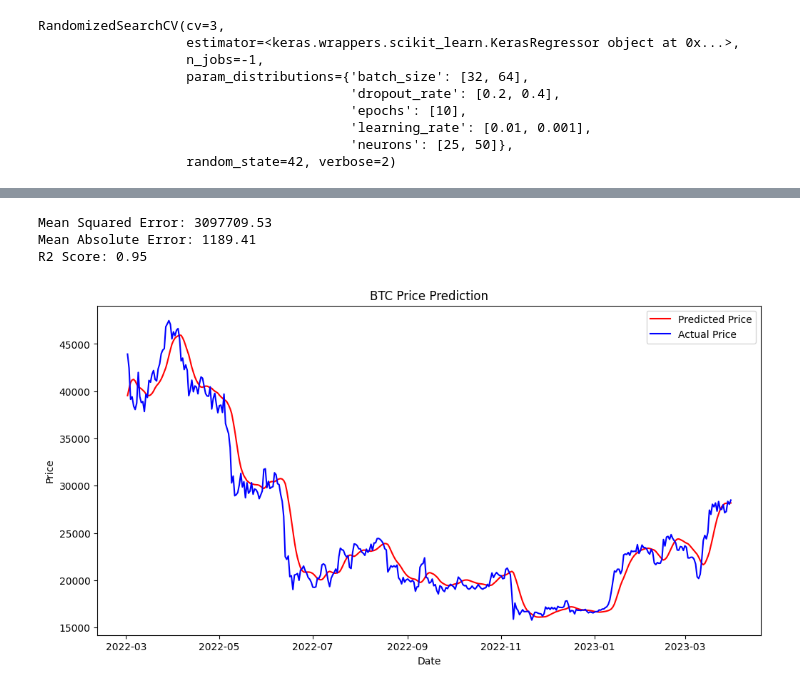
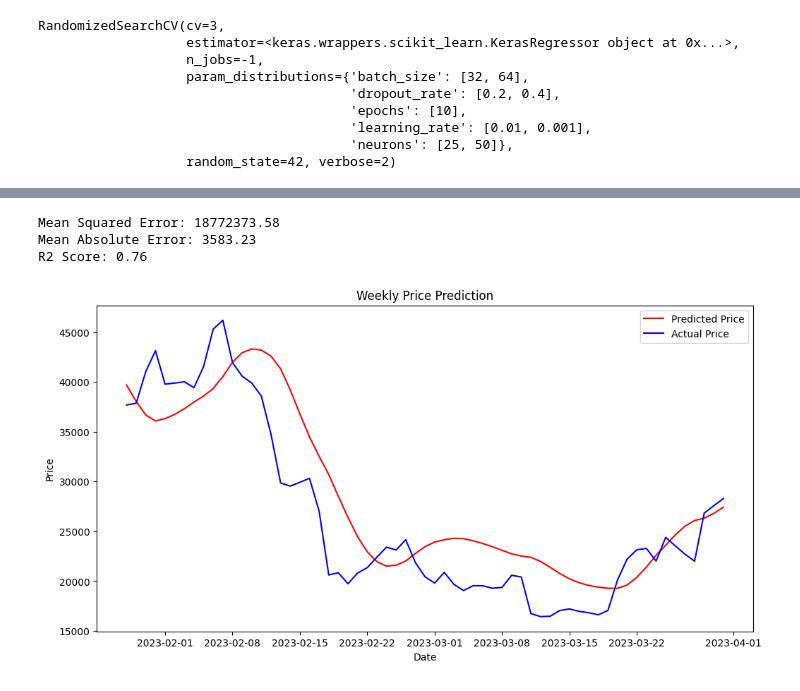
Before and after one commit to Bane-24/Bitcoin-Price-Forecasting, a Jupyter notebook: Week_Forecast.ipynb, the cells around one changed output, grey strips where cells are left out. Cells and saved outputs as stored; diff of their text form; code cells hidden in the pictures.

Commit message:
Forecasted for 5 weeks

```diff
--- a/Week_Forecast.ipynb
+++ b/Week_Forecast.ipynb
@@ -152,15 +131,16 @@ y_train, y_test = y_data[:train_size], y_data[train_size:]
 # %%
-# Weekly Prediction
 # Split into train and test sets
 # Set the train_date index
-train_week_index = 470
-n_past_week = 20
+train_week_index = 420
+n_past_week = 40
 n_future = 1
+feature_columns = ["Close", "stock_price"]
+target_column = "Close"
 x_data2, y_data2 = prepare_data(weekly_avg, feature_columns, target_column, n_past_week, n_future)
 
 
 # Calculate the train_size based on the index
-train_size_week = train_week_index - n_past
+train_size_week = train_week_index - n_past_week
 
 x_train2, x_test2 = x_data2[:train_size_week], x_data2[train_size_week:]
 y_train2, y_test2 = y_data2[:train_size_week], y_data2[train_size_week:]
@@ -182,7 +162,7 @@ import tensorflow as tf
 
 def create_model(learning_rate=0.001, dropout_rate=0.2, neurons=50):
   model = Sequential()
-  model.add(LSTM(neurons, activation="tanh", input_shape=(n_past, len(feature_columns)), return_sequences=True))
+  model.add(LSTM(neurons, activation="tanh", input_shape=(n_past_week, len(feature_columns)), return_sequences=True))
   model.add(Dropout(dropout_rate))
   model.add(LSTM(neurons, activation="tanh", return_sequences=False))
   model.add(Dropout(dropout_rate))
@@ -202,7 +182,7 @@ param_dist = {
 }
 
 random_search = RandomizedSearchCV(estimator=model, param_distributions=param_dist, n_iter=10, cv=3, verbose=2, random_state=42, n_jobs=-1)
-random_search.fit(x_train, y_train)
+random_search.fit(x_train2, y_train2)
 # %% [output]
 Fitting 3 folds for each of 10 candidates, totalling 30 fits
 WARNING:absl:`lr` is deprecated in Keras optimizer, please use `learning_rate` or use the legacy optimizer, e.g.,tf.keras.optimizers.legacy.Adam.
@@ -218,6 +198,6 @@ RandomizedSearchCV(cv=3,
 # %%
 # Training the model
 best_model = random_search.best_estimator_.model
-best_model.fit(x_train, y_train, epochs=random_search.best_params_['epochs'], batch_size=random_search.best_params_['batch_size'])
+best_model.fit(x_train2, y_train2, epochs=random_search.best_params_['epochs'], batch_size=random_search.best_params_['batch_size'])
 # %% [output]
 Epoch 1/10
@@ -243,5 +223,5 @@ Epoch 10/10
 <keras.callbacks.History at 0x...>
 # %%
 # Make predictions
-y_pred = best_model.predict(x_test)
+y_pred = best_model.predict(x_test2)
 # %% [output]
@@ -249,28 +229,28 @@ y_pred = best_model.predict(x_test)
 # %%
 # Invert the scaling for predictions
 from sklearn.metrics import mean_squared_error, mean_absolute_error, r2_score
 y_pred_actual = scaler_btc.inverse_transform(y_pred)
-y_test_actual = scaler_btc.inverse_transform(y_test)
+y_test_actual = scaler_btc.inverse_transform(y_test2)
 # Evaluate the model
 mse = mean_squared_error(y_test_actual, y_pred_actual)
 mae = mean_absolute_error(y_test_actual, y_pred_actual)
 r2 = r2_score(y_test_actual, y_pred_actual)
 
 print("Mean Squared Error: {:.2f}".format(mse))
 print("Mean Absolute Error: {:.2f}".format(mae))
 print("R2 Score: {:.2f}".format(r2))
 
 # Visualize the results
 plt.figure(figsize=(12, 6))
 plt.plot(merged_df.index[-len(y_pred_actual):], y_pred_actual, label="Predicted Price", color='r')
 plt.plot(merged_df.index[-len(y_test_actual):], y_test_actual, label="Actual Price", color='b')
 plt.xlabel("Date")
 plt.ylabel("Price")
 plt.legend(loc="best")
-plt.title("BTC Price Prediction")
+plt.title("Weekly Price Prediction")
 plt.show()
 # %% [output]
-Mean Squared Error: 3097709.53
-Mean Absolute Error: 1189.41
-R2 Score: 0.95
+Mean Squared Error: 18772373.58
+Mean Absolute Error: 3583.23
+R2 Score: 0.76
-[figure, old version]
+[figure, new version]
```
Also changed, not shown: parts of 11 cells of this notebook.
